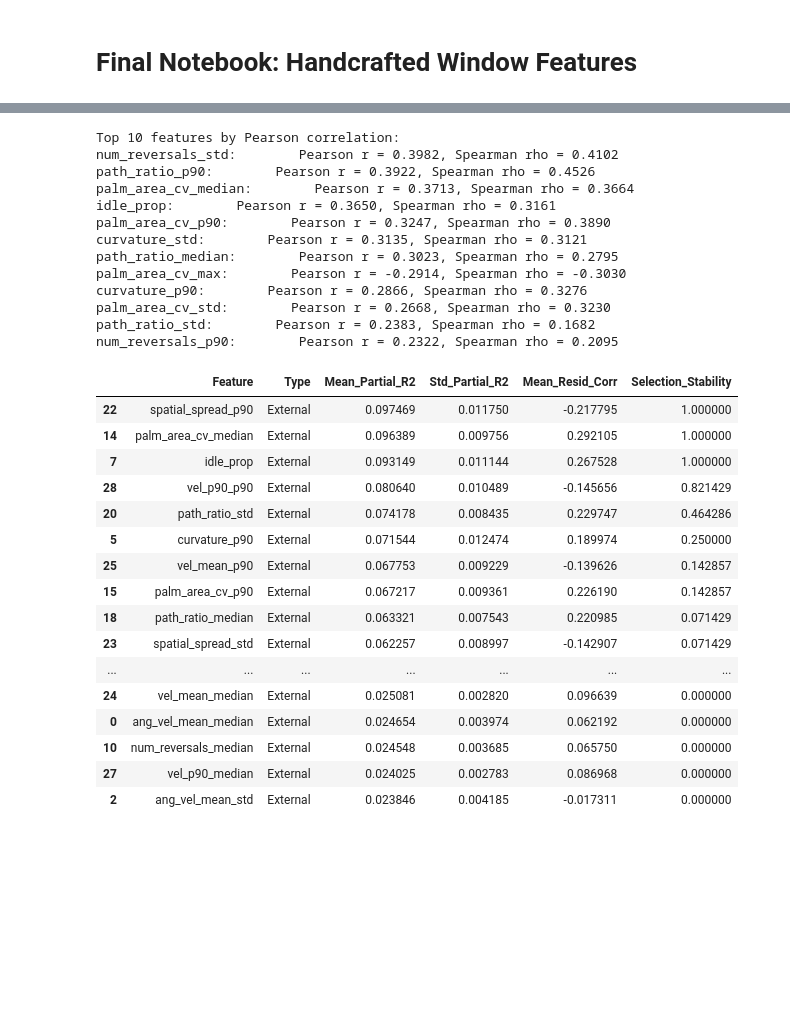
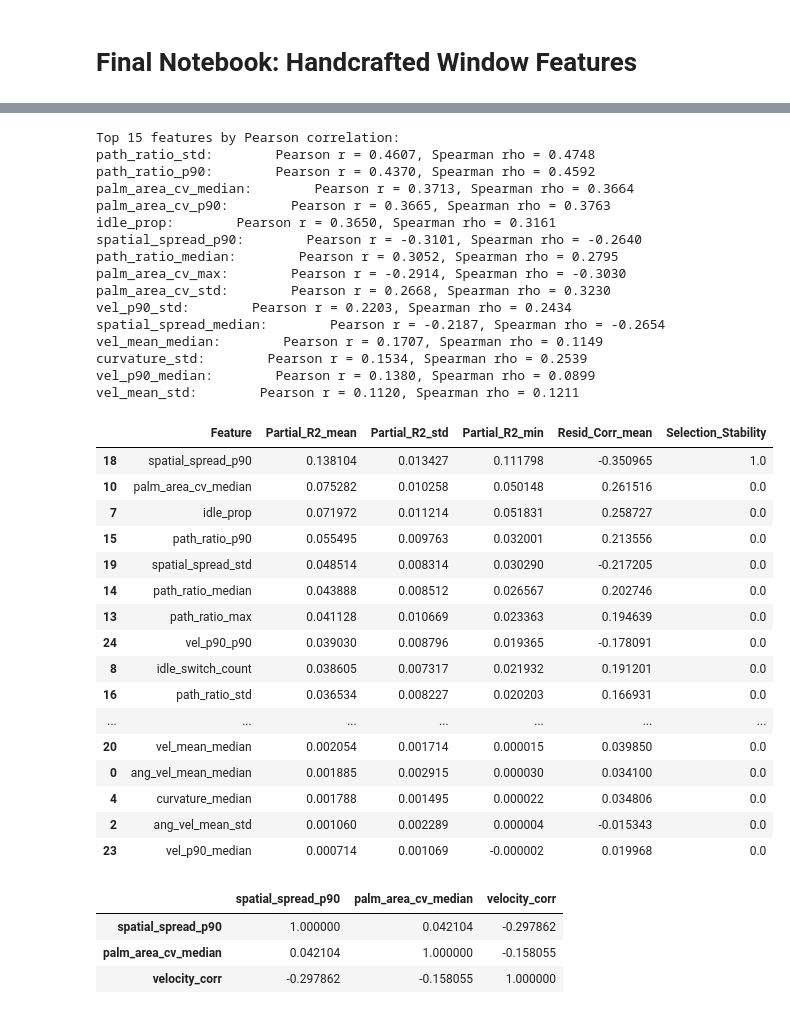
Before and after one commit to FinnWeikert/master-project, a Jupyter notebook: notebooks_final/final_window_features.ipynb, the cells around one changed output, grey strips where cells are left out. Drawn from its saved outputs; the diff is of its cells as text; code cells hidden in the pictures; blank space fills up the shorter version.

Commit message:
window feature stuff

```diff
--- a/notebooks_final/final_window_features.ipynb
+++ b/notebooks_final/final_window_features.ipynb
@@ -40,7 +41,7 @@ df_scores = pd.read_csv("data/scores/merged_scores.csv")[['Vid_Name', 'QRS_Overa
 grs_scores = df_scores.set_index('Vid_Name')['QRS_Overal'].to_dict()
 # %%
 # 1. Initialize and Prepare Data
-extractor = WindowFeatureExtractor(hand="Right", window_sec=1.5, step_sec=0.5, log_transform=False, include_bimanual=False)
+extractor = WindowFeatureExtractor(hand="Right", window_sec=1.5, step_sec=0.5, log_transform=True, include_bimanual=False)
 df_window_features = extractor.extract_features(df_dict)
 # %%
 feature_cols = [col for col in df_window_features.columns if col not in ['video_id', 'window_start_frame']]
@@ -60,4 +61,4 @@ df_window_features[feature_cols].describe()
 # %%
 # Usage
 df_window_features['is_idle'] = (df_window_features['total_path'] < 15).astype(int)
-df_agg = aggregate_window_features(df_window_features)
+df_agg = aggregate_window_features(df_window_features, p=80)
@@ -84,24 +95,27 @@ for i in range(feature_df.shape[1]):
     pearson_corrs.append(pearson_corr)
     spearman_corrs.append(spearman_corr)
 
-print("Top 10 features by Pearson correlation:")
-top_pearson_indices = np.argsort(np.abs(pearson_corrs))[::-1][:12]
+print("Top 15 features by Pearson correlation:")
+top_pearson_indices = np.argsort(np.abs(pearson_corrs))[::-1][:15]
 for idx in top_pearson_indices:
     print(f"{features[idx]}:        Pearson r = {pearson_corrs[idx]:.4f}, Spearman rho = {spearman_corrs[idx]:.4f}")
 # %% [output]
-Top 10 features by Pearson correlation:
-num_reversals_std:        Pearson r = 0.3982, Spearman rho = 0.4102
-path_ratio_p90:        Pearson r = 0.3922, Spearman rho = 0.4526
+Top 15 features by Pearson correlation:
+path_ratio_std:        Pearson r = 0.4607, Spearman rho = 0.4748
+path_ratio_p90:        Pearson r = 0.4370, Spearman rho = 0.4592
 palm_area_cv_median:        Pearson r = 0.3713, Spearman rho = 0.3664
+palm_area_cv_p90:        Pearson r = 0.3665, Spearman rho = 0.3763
 idle_prop:        Pearson r = 0.3650, Spearman rho = 0.3161
-palm_area_cv_p90:        Pearson r = 0.3247, Spearman rho = 0.3890
-curvature_std:        Pearson r = 0.3135, Spearman rho = 0.3121
-path_ratio_median:        Pearson r = 0.3023, Spearman rho = 0.2795
+spatial_spread_p90:        Pearson r = -0.3101, Spearman rho = -0.2640
+path_ratio_median:        Pearson r = 0.3052, Spearman rho = 0.2795
 palm_area_cv_max:        Pearson r = -0.2914, Spearman rho = -0.3030
-curvature_p90:        Pearson r = 0.2866, Spearman rho = 0.3276
 palm_area_cv_std:        Pearson r = 0.2668, Spearman rho = 0.3230
-path_ratio_std:        Pearson r = 0.2383, Spearman rho = 0.1682
-num_reversals_p90:        Pearson r = 0.2322, Spearman rho = 0.2095
+vel_p90_std:        Pearson r = 0.2203, Spearman rho = 0.2434
+spatial_spread_median:        Pearson r = -0.2187, Spearman rho = -0.2654
+vel_mean_median:        Pearson r = 0.1707, Spearman rho = 0.1149
+curvature_std:        Pearson r = 0.1534, Spearman rho = 0.2539
+vel_p90_median:        Pearson r = 0.1380, Spearman rho = 0.0899
+vel_mean_std:        Pearson r = 0.1120, Spearman rho = 0.1211
 # %%
 # load top feature df and combine with aggregated window features
 df_top_features = pd.read_csv("data/metrics/top_features_df.csv")
@@ -109,26 +123,37 @@ df_combined = pd.merge(df_top_features, df_agg, left_index=True, right_index=Tru
 # %%
 top_features = ['num_reversals_Right', 'total_duration_Left', 'nmu_peaks_Right', 'total_path_Right', 'ldlj_smoothness_Left', 'total_angular_path_Right']
 
 candidate_features = [col for col in df_combined.columns if col not in ['Participant Number', 'Case_Number', 'GRS_Total', 'QRS_Overal', 'velocity_corr', 'video_id']+top_features]
 
 #candidate_features.remove('velocity_ratio')
-df_res_leakage_free = leakage_free_residual_analysis(df_combined, top_features, candidate_features, base_features=['velocity_corr'], top_n=5, test_other_pcs=False)
+df_res_leakage_free = leakage_free_residual_analysis(df_combined, top_features, candidate_features, base_features=['velocity_corr'], top_n=1)
 df_res_leakage_free
+
+# - Just observed that spatial spread p80 (idle thresh < 15px and, log transform, and 1.5 sec window) is very strong.
 # %% [output]
-|  | Feature | Type | Mean_Partial_R2 | Std_Partial_R2 | Mean_Resid_Corr | Selection_Stability |
-| 22 | spatial_spread_p90 | External | 0.097469 | 0.011750 | -0.217795 | 1.000000 |
-| 14 | palm_area_cv_median | External | 0.096389 | 0.009756 | 0.292105 | 1.000000 |
-| 7 | idle_prop | External | 0.093149 | 0.011144 | 0.267528 | 1.000000 |
-| 28 | vel_p90_p90 | External | 0.080640 | 0.010489 | -0.145656 | 0.821429 |
-| 20 | path_ratio_std | External | 0.074178 | 0.008435 | 0.229747 | 0.464286 |
-| 5 | curvature_p90 | External | 0.071544 | 0.012474 | 0.189974 | 0.250000 |
-| 25 | vel_mean_p90 | External | 0.067753 | 0.009229 | -0.139626 | 0.142857 |
-| 15 | palm_area_cv_p90 | External | 0.067217 | 0.009361 | 0.226190 | 0.142857 |
-| 18 | path_ratio_median | External | 0.063321 | 0.007543 | 0.220985 | 0.071429 |
-| 23 | spatial_spread_std | External | 0.062257 | 0.008997 | -0.142907 | 0.071429 |
+|  | Feature | Partial_R2_mean | Partial_R2_std | Partial_R2_min | Resid_Corr_mean | Selection_Stability |
+| 18 | spatial_spread_p90 | 0.138104 | 0.013427 | 0.111798 | -0.350965 | 1.0 |
+| 10 | palm_area_cv_median | 0.075282 | 0.010258 | 0.050148 | 0.261516 | 0.0 |
+| 7 | idle_prop | 0.071972 | 0.011214 | 0.051831 | 0.258727 | 0.0 |
+| 15 | path_ratio_p90 | 0.055495 | 0.009763 | 0.032001 | 0.213556 | 0.0 |
+| 19 | spatial_spread_std | 0.048514 | 0.008314 | 0.030290 | -0.217205 | 0.0 |
+| 14 | path_ratio_median | 0.043888 | 0.008512 | 0.026567 | 0.202746 | 0.0 |
+| 13 | path_ratio_max | 0.041128 | 0.010669 | 0.023363 | 0.194639 | 0.0 |
+| 24 | vel_p90_p90 | 0.039030 | 0.008796 | 0.019365 | -0.178091 | 0.0 |
+| 8 | idle_switch_count | 0.038605 | 0.007317 | 0.021932 | 0.191201 | 0.0 |
+| 16 | path_ratio_std | 0.036534 | 0.008227 | 0.020203 | 0.166931 | 0.0 |
 | ... | ... | ... | ... | ... | ... | ... |
-| 24 | vel_mean_median | External | 0.025081 | 0.002820 | 0.096639 | 0.000000 |
-| 0 | ang_vel_mean_median | External | 0.024654 | 0.003974 | 0.062192 | 0.000000 |
-| 10 | num_reversals_median | External | 0.024548 | 0.003685 | 0.065750 | 0.000000 |
-| 27 | vel_p90_median | External | 0.024025 | 0.002783 | 0.086968 | 0.000000 |
-| 2 | ang_vel_mean_std | External | 0.023846 | 0.004185 | -0.017311 | 0.000000 |
+| 20 | vel_mean_median | 0.002054 | 0.001714 | 0.000015 | 0.039850 | 0.0 |
+| 0 | ang_vel_mean_median | 0.001885 | 0.002915 | 0.000030 | 0.034100 | 0.0 |
+| 4 | curvature_median | 0.001788 | 0.001495 | 0.000022 | 0.034806 | 0.0 |
+| 2 | ang_vel_mean_std | 0.001060 | 0.002289 | 0.000004 | -0.015343 | 0.0 |
+| 23 | vel_p90_median | 0.000714 | 0.001069 | -0.000002 | 0.019968 | 0.0 |
+# %%
+# top_features intercorrelation
+top_candidates = df_res_leakage_free['Feature'].values[:2].tolist()
+df_combined[top_candidates+['velocity_corr']].corr()
+# %% [output]
+|  | spatial_spread_p90 | palm_area_cv_median | velocity_corr |
+| spatial_spread_p90 | 1.000000 | 0.042104 | -0.297862 |
+| palm_area_cv_median | 0.042104 | 1.000000 | -0.158055 |
+| velocity_corr | -0.297862 | -0.158055 | 1.000000 |
```
Also changed, not shown: parts of 26 cells of this notebook, 8 other files.
